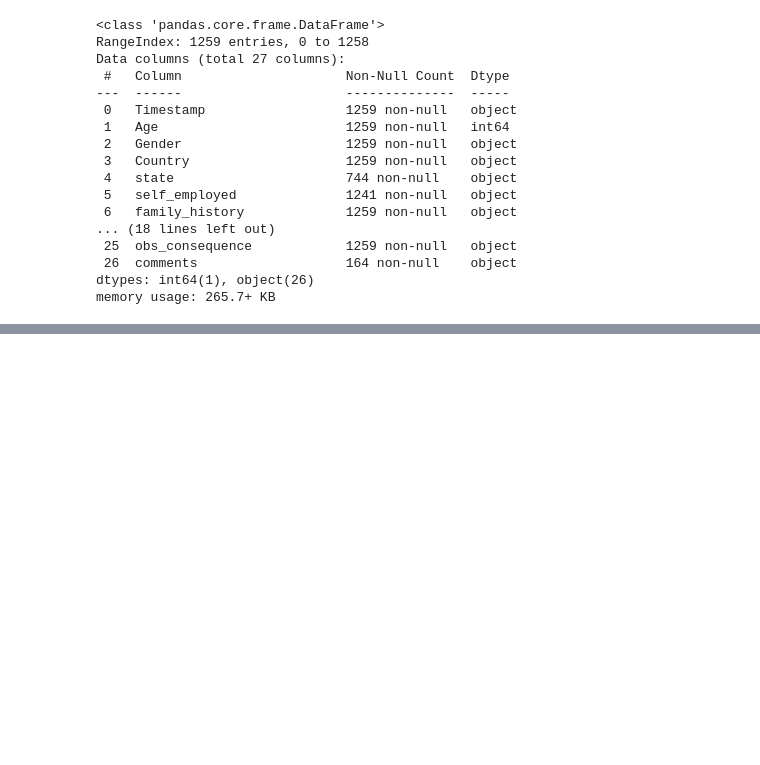
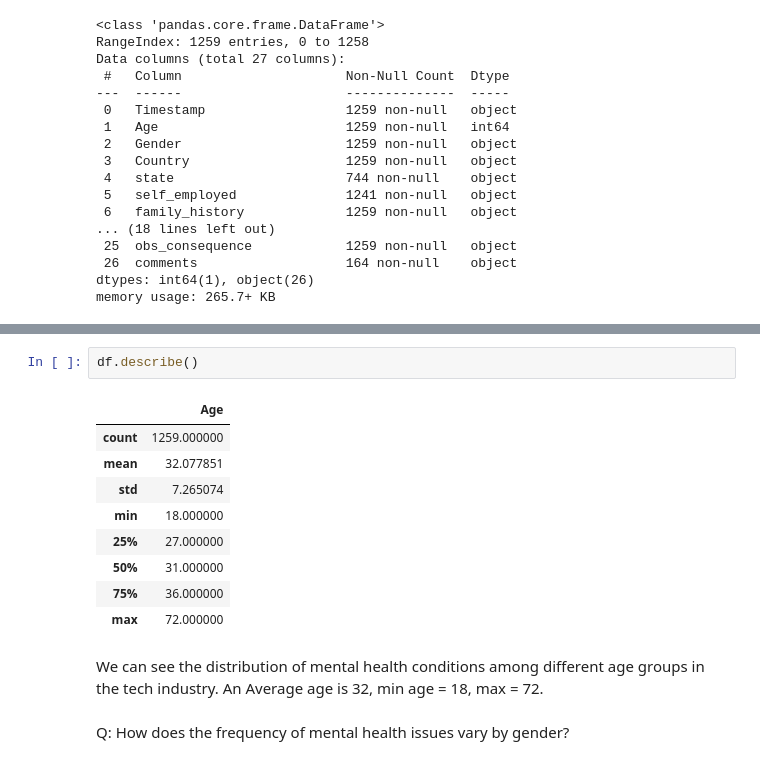
Before and after one commit to AnastasiaSkaliy/DI-Bootcamp, a Jupyter notebook: week4/day5/miniproject/miniproject.ipynb, the cells around one changed output, grey strips where cells are left out. Drawn from its saved outputs; the diff is of its cells as text; blank space fills up the shorter version.

```diff
--- a/week4/day5/miniproject/miniproject.ipynb
+++ b/week4/day5/miniproject/miniproject.ipynb
@@ -73,0 +292,16 @@ Name: Age, dtype: int64
+# %%
+df.describe()
+# %% [output]
+|  | Age |
+| count | 1259.000000 |
+| mean | 32.077851 |
+| std | 7.265074 |
+| min | 18.000000 |
+| 25% | 27.000000 |
+| 50% | 31.000000 |
+| 75% | 36.000000 |
+| max | 72.000000 |
+# %% [markdown]
+We can see the distribution of mental health conditions among different age groups in the tech industry. An Average age is 32, min age = 18, max = 72.
+# %% [markdown]
+Q: How does the frequency of mental health issues vary by gender?
```
Also changed, not shown: parts of 38 cells of this notebook, 1 other file.
